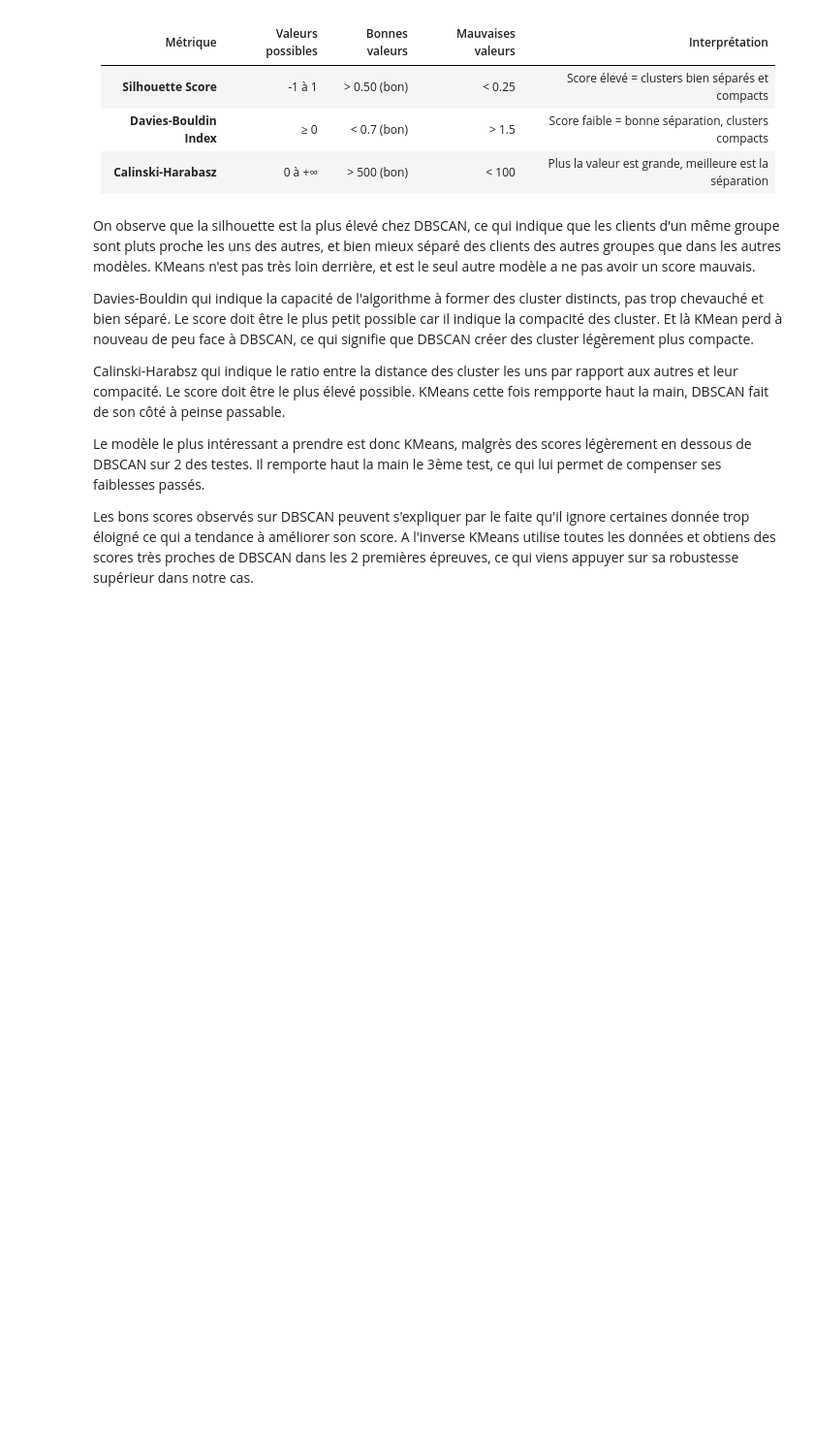
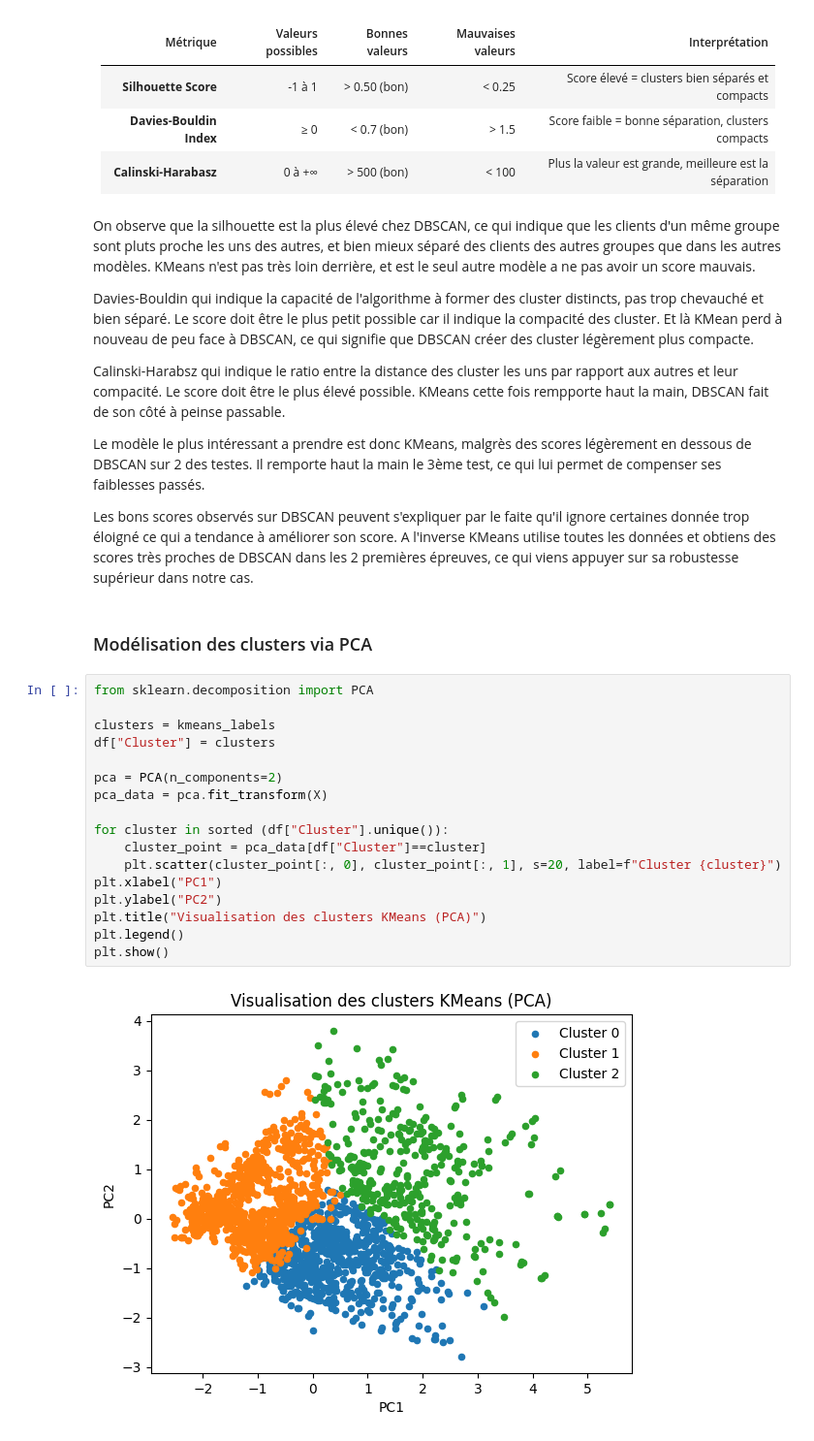
Before and after one commit to Saoty3/Projet_MachinLearning_International, a Jupyter notebook: Analyse_de_donnée.ipynb, the cells around one changed output. Shown: that part at 97% size. Drawn from its saved outputs; the diff is of its cells as text; blank space fills up the shorter version.

Commit message:
Modélisation des clusters via PCA avec première analyse et exemple d'affichage pour expliciter l'analyse.

```diff
--- a/Analyse_de_donnée.ipynb
+++ b/Analyse_de_donnée.ipynb
@@ -204,3 +204,24 @@ Le score doit être le plus élevé possible. KMeans cette fois rempporte haut l
 Le modèle le plus intéressant a prendre est donc KMeans, malgrès des scores légèrement en dessous de DBSCAN sur 2 des testes. Il remporte haut la main le 3ème test, ce qui lui permet de compenser ses faiblesses passés.
 
 Les bons scores observés sur DBSCAN peuvent s'expliquer par le faite qu'il ignore certaines donnée trop éloigné ce qui a tendance à améliorer son score. A l'inverse KMeans utilise toutes les données et obtiens des scores très proches de DBSCAN dans les 2 premières épreuves, ce qui viens appuyer sur sa robustesse supérieur dans notre cas.
+# %% [markdown]
+### Modélisation des clusters via PCA
+# %%
+from sklearn.decomposition import PCA
+
+clusters = kmeans_labels
+df["Cluster"] = clusters
+
+pca = PCA(n_components=2)
+pca_data = pca.fit_transform(X)
+
+for cluster in sorted (df["Cluster"].unique()):
+    cluster_point = pca_data[df["Cluster"]==cluster]
+    plt.scatter(cluster_point[:, 0], cluster_point[:, 1], s=20, label=f"Cluster {cluster}")
+plt.xlabel("PC1")
+plt.ylabel("PC2")
+plt.title("Visualisation des clusters KMeans (PCA)")
+plt.legend()
+plt.show()
+# %% [output]
+[figure, added]
```
Also changed, not shown: parts of 6 cells of this notebook, 1 other file.
